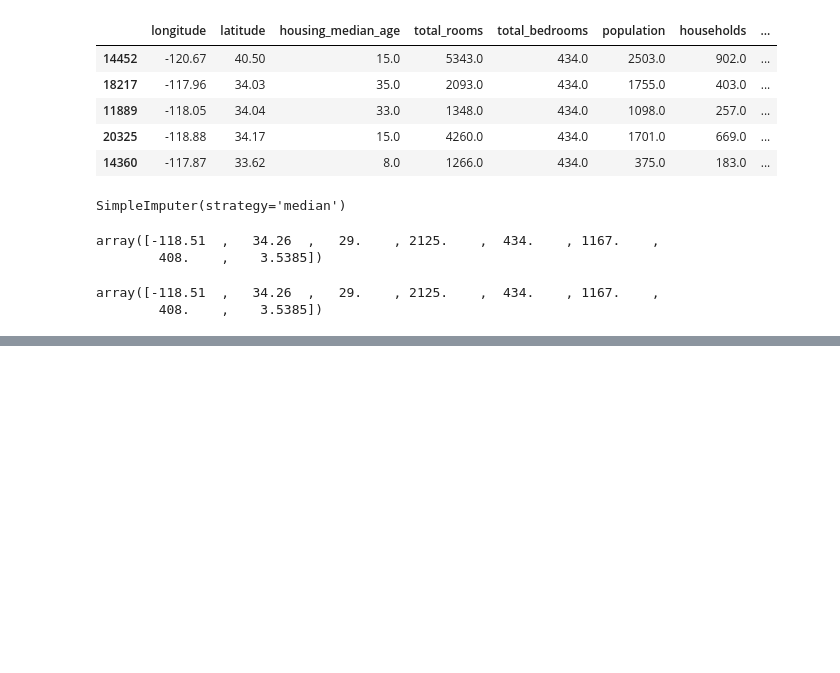
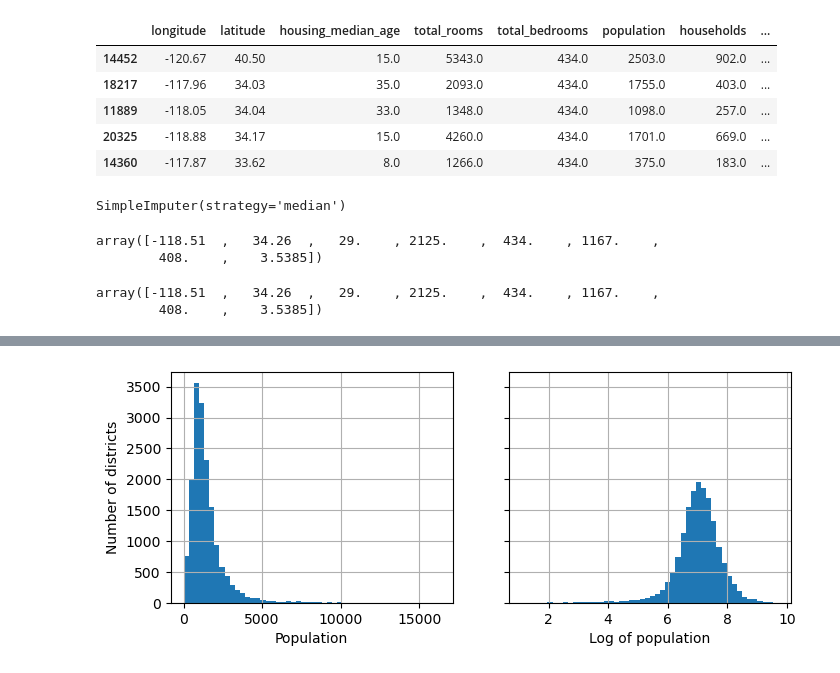
Before and after one commit to JAKUBBUJAK123/Machine-learning, a Jupyter notebook: wum_2/secondNootebook.ipynb, the cells around one changed output, grey strips where cells are left out. Drawn from its saved outputs; the diff is of its cells as text; code cells hidden in the pictures; blank space fills up the shorter version.

```diff
--- a/wum_2/secondNootebook.ipynb
+++ b/wum_2/secondNootebook.ipynb
@@ -7,7 +7,8 @@ import seaborn as sns
 from pandas.plotting import scatter_matrix
 
 
-datapath = Path() / "housing"housing = pd.read_csv(datapath / 'housing.csv')
+datapath = Path() / "housing"
+housing = pd.read_csv(datapath / 'housing.csv')
 #housing.head()
 housing.info()
 # %% [output]
@@ -215,0 +270,10 @@ x = imputer.transform(x_train_num)
+# %%
+fig, axs = plt.subplots(1, 2, figsize=(8, 3), sharey=True)
+x_train["population"].hist(ax=axs[0], bins=50)
+x_train["population"].apply(np.log).hist(ax=axs[1], bins=50)
+axs[0].set_xlabel("Population")
+axs[1].set_xlabel("Log of population")
+axs[0].set_ylabel("Number of districts")
+plt.show()
+# %% [output]
+[figure, added]
```
Also changed, not shown: parts of 10 cells of this notebook.
